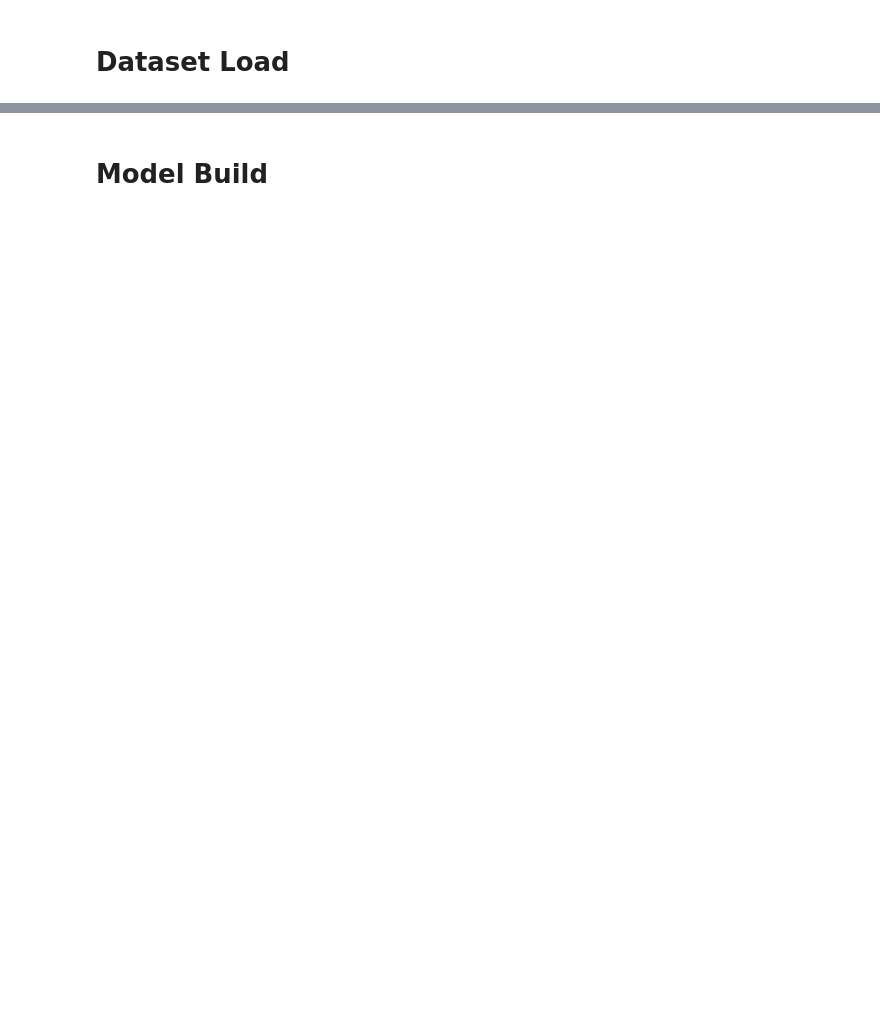
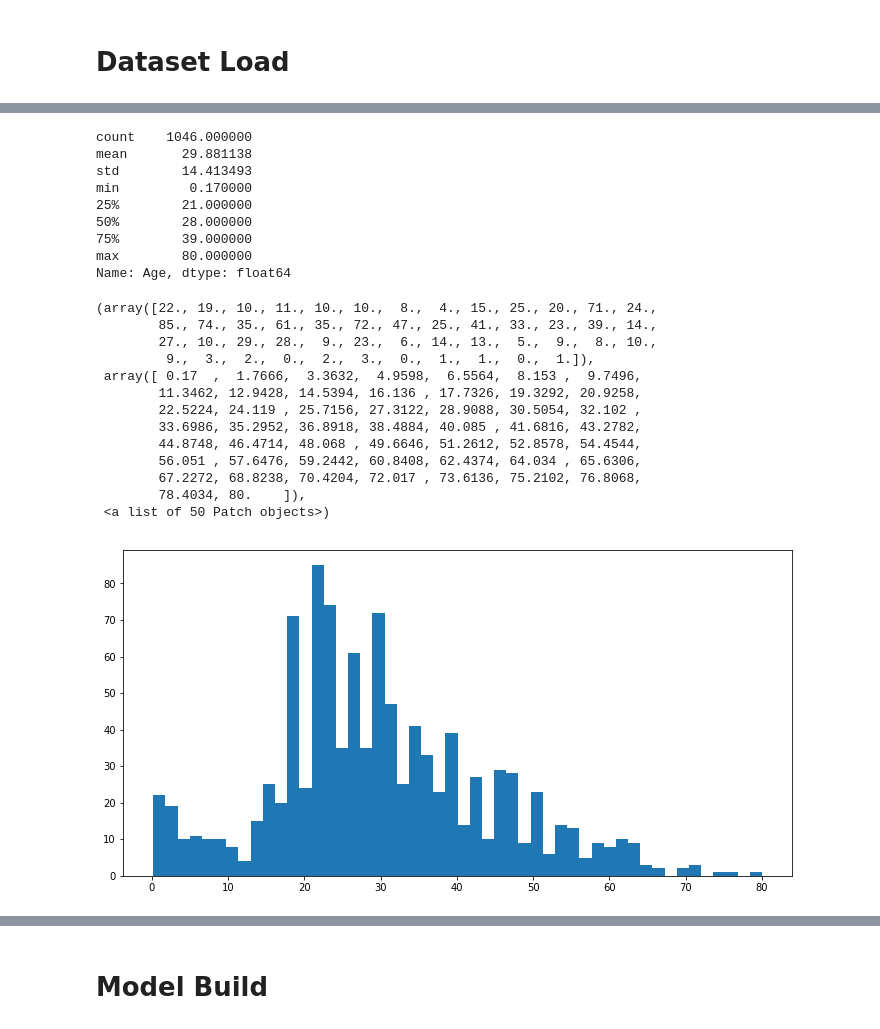
Before and after one commit to aksmiyazaki/machine_learning, a Jupyter notebook: kaggle/titanic/titanic_work-RandomForests.ipynb, the cells around one changed output, grey strips where cells are left out. Cells and saved outputs as stored; diff of their text form; code cells hidden in the pictures; blank space fills up the shorter version.

```diff
--- a/kaggle/titanic/titanic_work-RandomForests.ipynb
+++ b/kaggle/titanic/titanic_work-RandomForests.ipynb
@@ -14,0 +119,30 @@ df_test = pd.read_csv(df_test_path)
+# %%
+# Evaluating metrics to decide which metric to fill na's
+# Let's make it concatenating both dataframes to have a greater sample
+plt.figure(figsize=(12,6))
+print(pd.concat([df_train, df_test])['Age'].describe())
+plt.hist(pd.concat([df_train, df_test])[pd.isna(pd.concat([df_train, df_test])['Age']) == False]['Age'], bins=50)
+# %% [output]
+count    1046.000000
+mean       29.881138
+std        14.413493
+min         0.170000
+25%        21.000000
+50%        28.000000
+75%        39.000000
+max        80.000000
+Name: Age, dtype: float64
+(array([22., 19., 10., 11., 10., 10.,  8.,  4., 15., 25., 20., 71., 24.,
+        85., 74., 35., 61., 35., 72., 47., 25., 41., 33., 23., 39., 14.,
+        27., 10., 29., 28.,  9., 23.,  6., 14., 13.,  5.,  9.,  8., 10.,
+         9.,  3.,  2.,  0.,  2.,  3.,  0.,  1.,  1.,  0.,  1.]),
+ array([ 0.17  ,  1.7666,  3.3632,  4.9598,  6.5564,  8.153 ,  9.7496,
+        11.3462, 12.9428, 14.5394, 16.136 , 17.7326, 19.3292, 20.9258,
+        22.5224, 24.119 , 25.7156, 27.3122, 28.9088, 30.5054, 32.102 ,
+        33.6986, 35.2952, 36.8918, 38.4884, 40.085 , 41.6816, 43.2782,
+        44.8748, 46.4714, 48.068 , 49.6646, 51.2612, 52.8578, 54.4544,
+        56.051 , 57.6476, 59.2442, 60.8408, 62.4374, 64.034 , 65.6306,
+        67.2272, 68.8238, 70.4204, 72.017 , 73.6136, 75.2102, 76.8068,
+        78.4034, 80.    ]),
+ <a list of 50 Patch objects>)
+[figure, added]
```
Also changed, not shown: parts of 43 cells of this notebook.
